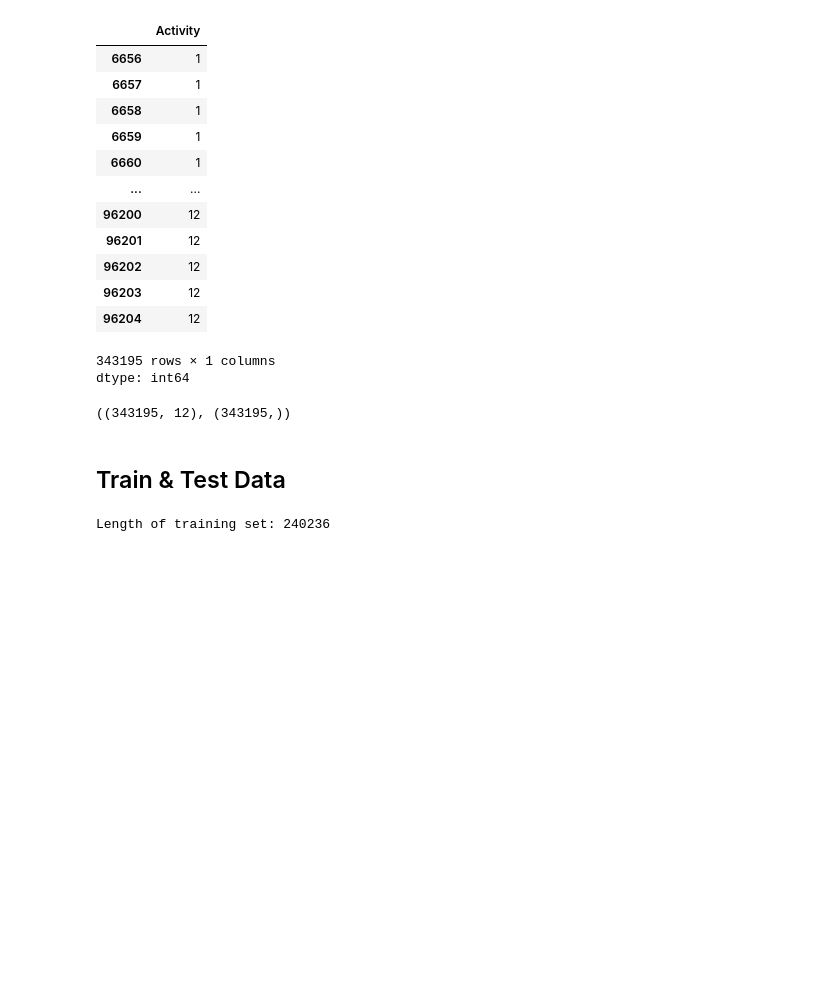
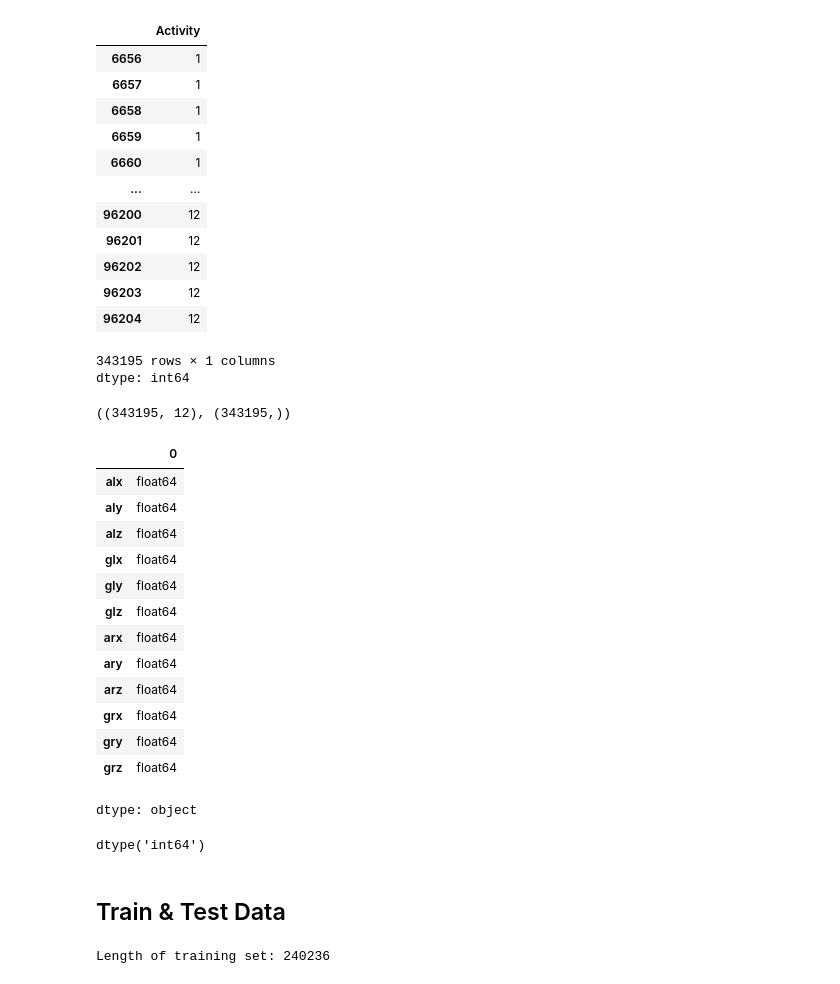
Before and after one commit to hannanote/Mobile_Health_Human_Behavior_Analysis_Project, a Jupyter notebook: MOBILE_HEALTH.ipynb, the cells around one changed output. Cells and saved outputs as stored; diff of their text form; code cells hidden in the pictures; blank space fills up the shorter version.

```diff
--- a/MOBILE_HEALTH.ipynb
+++ b/MOBILE_HEALTH.ipynb
@@ -419,6 +407,27 @@ dtype: int64
 X.shape, y.shape
 # %% [output]
 ((343195, 12), (343195,))
+# %%
+X.dtypes
+# %% [output]
+|  | 0 |
+| alx | float64 |
+| aly | float64 |
+| alz | float64 |
+| glx | float64 |
+| gly | float64 |
+| glz | float64 |
+| arx | float64 |
+| ary | float64 |
+| arz | float64 |
+| grx | float64 |
+| gry | float64 |
+| grz | float64 |
+dtype: object
+# %%
+y.dtypes
+# %% [output]
+dtype('int64')
 # %% [markdown]
 ## Train & Test Data
 # %%
```
Also changed, not shown: parts of 18 cells of this notebook.
